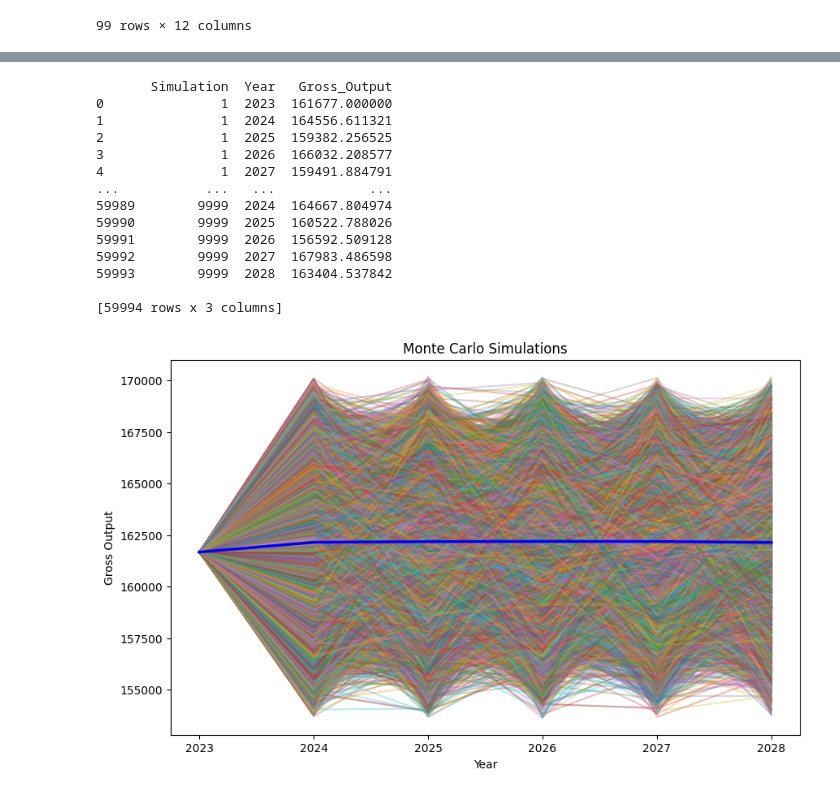
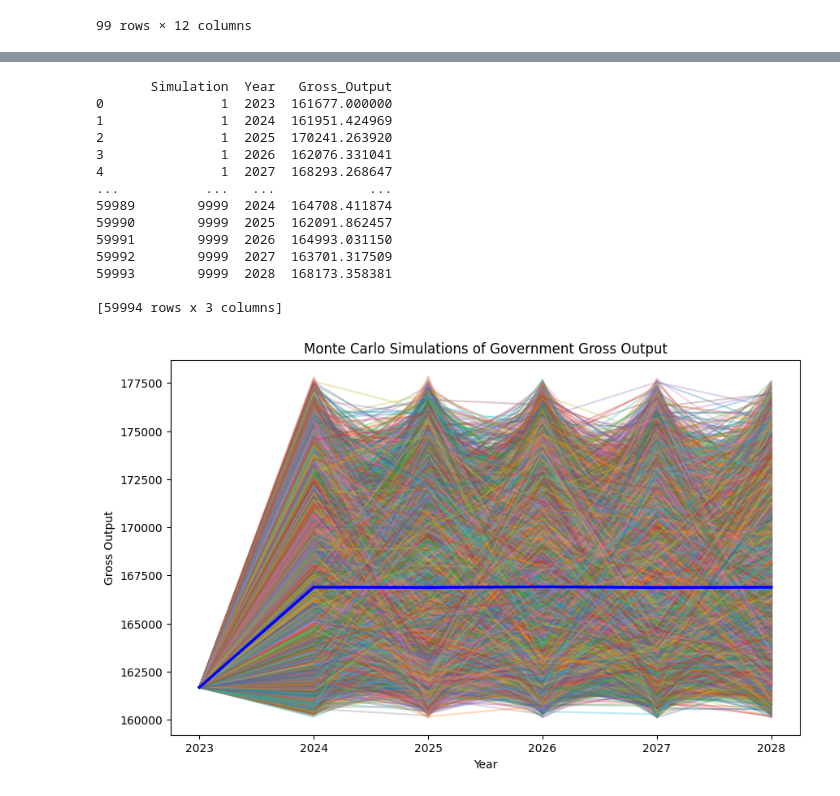
Before and after one commit to amishmish/cdc2025, a Jupyter notebook: Plot_Perry.ipynb, the cells around one changed output, grey strips where cells are left out. Saved outputs shown, nothing was run; the diff lists cells and outputs as text; code cells hidden in the pictures.

```diff
--- a/Plot_Perry.ipynb
+++ b/Plot_Perry.ipynb
@@ -172,7 +232,7 @@ import seaborn as sns
 import numpy as np
 import pandas as pd
 
-a, b = 0.053, -0.05
+a, b = 0.1, -0.01
 
 
 rows = []
@@ -206,36 +266,36 @@ print(branches_df)
 # %% [output]
        Simulation  Year   Gross_Output
 0               1  2023  161677.000000
-1               1  2024  164556.611321
-2               1  2025  159382.256525
-3               1  2026  166032.208577
-4               1  2027  159491.884791
+1               1  2024  161951.424969
+2               1  2025  170241.263920
+3               1  2026  162076.331041
+4               1  2027  168293.268647
 ...           ...   ...            ...
-59989        9999  2024  164667.804974
-59990        9999  2025  160522.788026
-59991        9999  2026  156592.509128
-59992        9999  2027  167983.486598
-59993        9999  2028  163404.537842
+59989        9999  2024  164708.411874
+59990        9999  2025  162091.862457
+59991        9999  2026  164993.031150
+59992        9999  2027  163701.317509
+59993        9999  2028  168173.358381
 
 [59994 rows x 3 columns]
 # %%
 import matplotlib.pyplot as plt
 
 plt.figure(figsize=(10,6))
 for sim, group in branches_df.groupby("Simulation"):
     plt.plot(group["Year"], group["Gross_Output"], alpha=0.3)
 
 mean_by_year = branches_df.groupby("Year")["Gross_Output"].mean()
 plt.plot(mean_by_year.index, mean_by_year.values,
          color="blue", lw=2.5, label="Mean across simulations")
 
 plt.xlabel("Year")
 plt.ylabel("Gross Output")
-plt.title("Monte Carlo Simulations")
+plt.title("Monte Carlo Simulations of Government Gross Output")
 
 plt.show()
 # %% [output]
-[figure, old version]
+[figure, new version]
 # %%
 mean_by_year = branches_df.groupby("Year")["Gross_Output"].mean()
 plt.plot(mean_by_year.index, mean_by_year.values,
```
Also changed, not shown: parts of 6 cells of this notebook.
